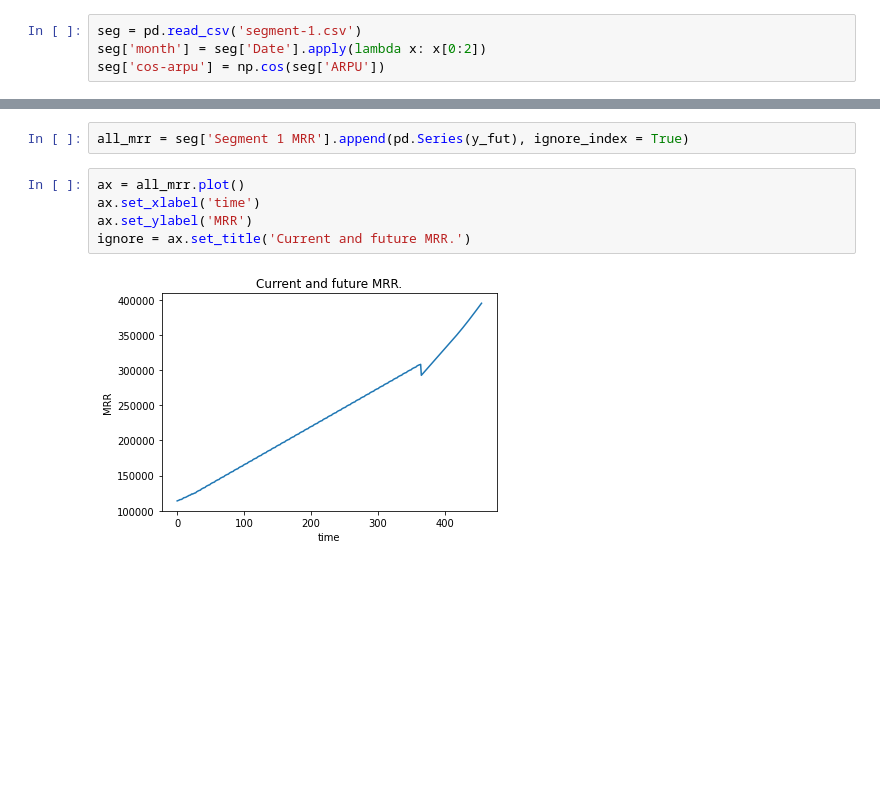
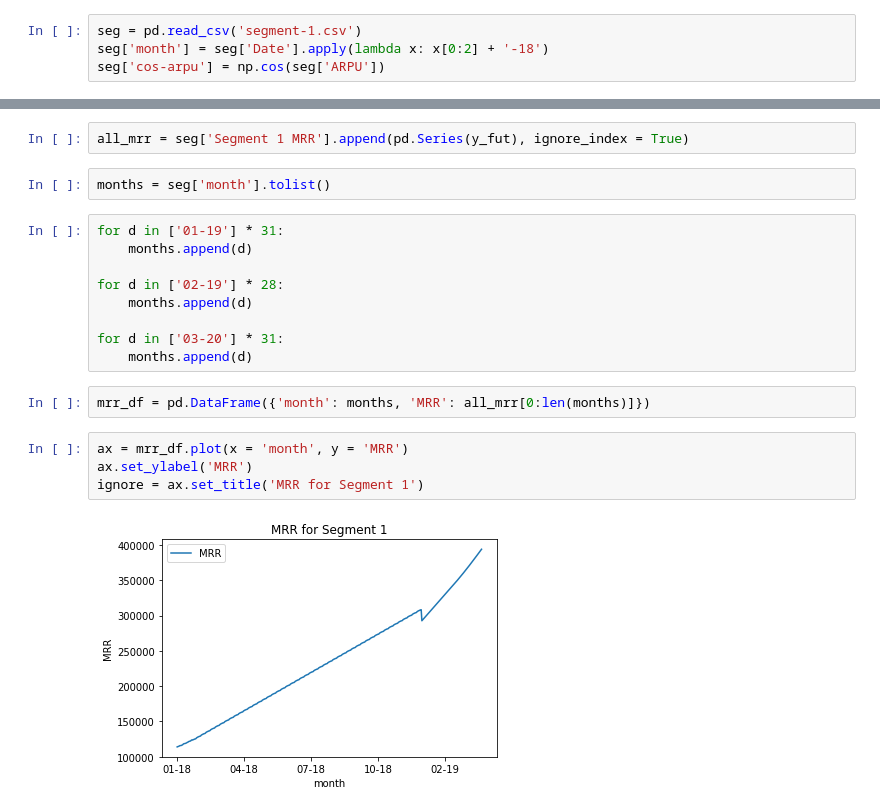
Before and after one commit to amey-joshi/am, a Jupyter notebook: revenue-forecast/Model-Segment-1-V1.ipynb, the cells around one changed output, grey strips where cells are left out. Saved outputs shown, nothing was run; the diff lists cells and outputs as text; blank space fills up the shorter version.

Commit message:
Changed the plots.

```diff
--- a/revenue-forecast/Model-Segment-1-V1.ipynb
+++ b/revenue-forecast/Model-Segment-1-V1.ipynb
@@ -7,7 +7,7 @@ from sklearn.metrics import mean_squared_error, r2_score
 from sklearn.linear_model import LinearRegression
 # %%
 seg = pd.read_csv('segment-1.csv')
-seg['month'] = seg['Date'].apply(lambda x: x[0:2])
+seg['month'] = seg['Date'].apply(lambda x: x[0:2] + '-18')
 seg['cos-arpu'] = np.cos(seg['ARPU'])
 # %%
 X = seg[['ARPU', 'cos-arpu']]
@@ -59,10 +59,22 @@ print('ARPU for Jan = {:0.2f}, Feb = {:0.2f}, Mar = {:0.2f}.'.format(jan_arpu, f
 ARPU for Jan = 9248824.94, Feb = 9539411.26, Mar = 11270077.95.
 # %%
 all_mrr = seg['Segment 1 MRR'].append(pd.Series(y_fut), ignore_index = True)
+# %%
+months = seg['month'].tolist()
+# %%
+for d in ['01-19'] * 31:
+    months.append(d)
+
+for d in ['02-19'] * 28:
+    months.append(d)
+
+for d in ['03-20'] * 31:
+    months.append(d)
+# %%
+mrr_df = pd.DataFrame({'month': months, 'MRR': all_mrr[0:len(months)]})
 # %%
-ax = all_mrr.plot()
-ax.set_xlabel('time')
+ax = mrr_df.plot(x = 'month', y = 'MRR')
 ax.set_ylabel('MRR')
-ignore = ax.set_title('Current and future MRR.')
+ignore = ax.set_title('MRR for Segment 1')
 # %% [output]
-[figure, old version]
+[figure, new version]
```
Also changed, not shown: 1 other file.
